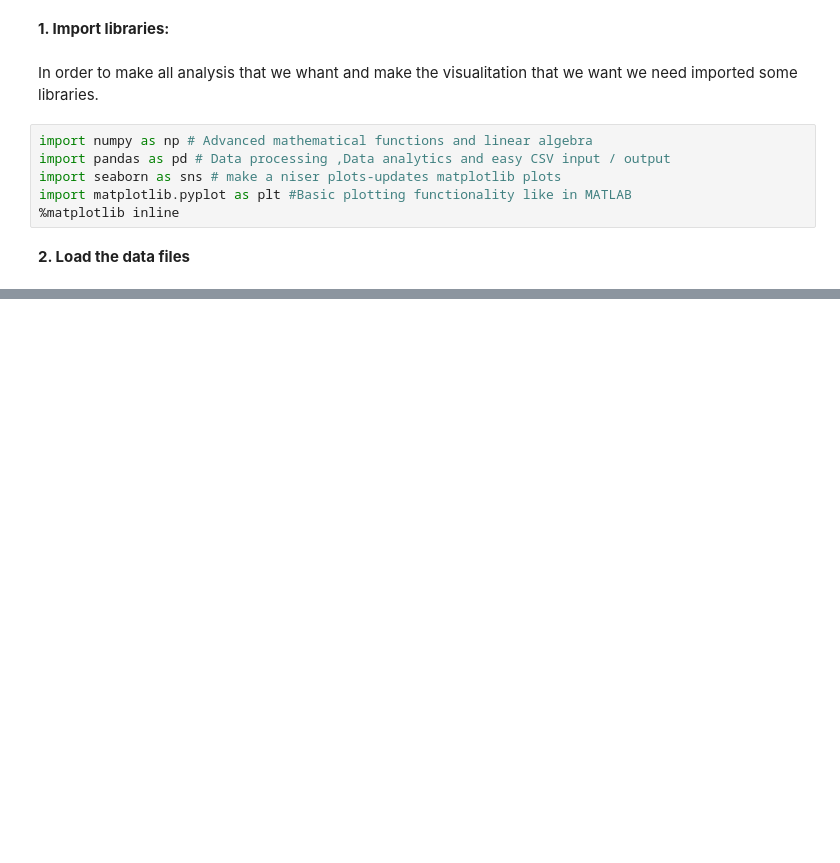
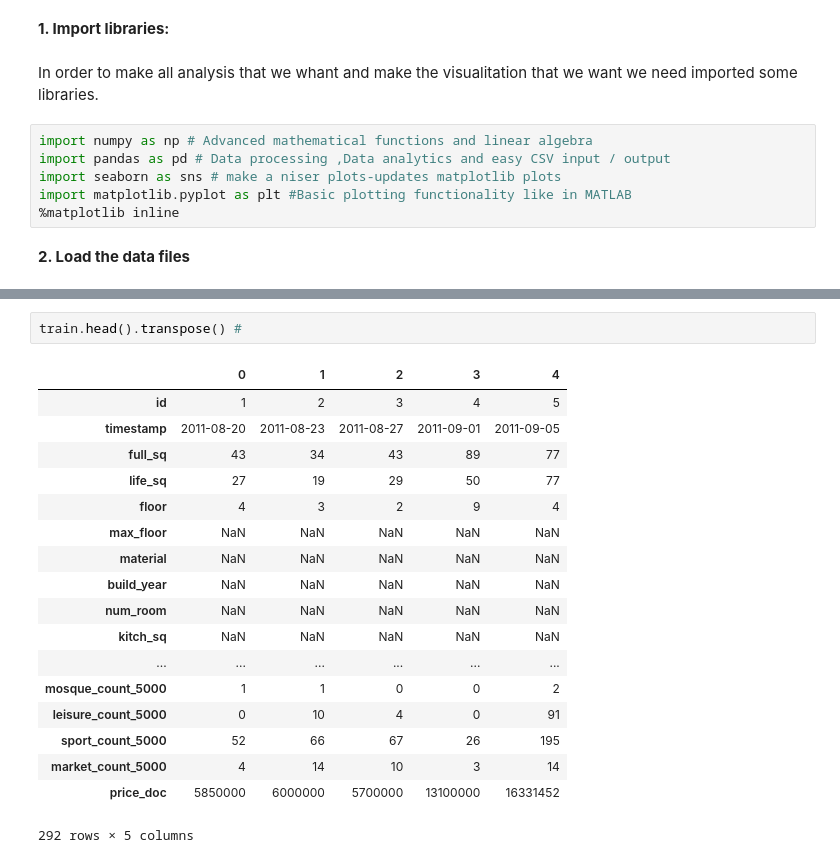
Before and after one commit to AlexandraLS1/ADS-Final-Project-Sberbank, a Jupyter notebook: EDA.ipynb, the cells around one changed output, grey strips where cells are left out. Saved outputs shown, nothing was run; the diff lists cells and outputs as text; blank space fills up the shorter version.

```diff
--- a/EDA.ipynb
+++ b/EDA.ipynb
@@ -26,0 +70,21 @@ import matplotlib.pyplot as plt #Basic plotting functionality like in MATLAB
+# %%
+train.head().transpose() #
+# %% [output]
+|  | 0 | 1 | 2 | 3 | 4 |
+| id | 1 | 2 | 3 | 4 | 5 |
+| timestamp | 2011-08-20 | 2011-08-23 | 2011-08-27 | 2011-09-01 | 2011-09-05 |
+| full_sq | 43 | 34 | 43 | 89 | 77 |
+| life_sq | 27 | 19 | 29 | 50 | 77 |
+| floor | 4 | 3 | 2 | 9 | 4 |
+| max_floor | NaN | NaN | NaN | NaN | NaN |
+| material | NaN | NaN | NaN | NaN | NaN |
+| build_year | NaN | NaN | NaN | NaN | NaN |
+| num_room | NaN | NaN | NaN | NaN | NaN |
+| kitch_sq | NaN | NaN | NaN | NaN | NaN |
+| ... | ... | ... | ... | ... | ... |
+| mosque_count_5000 | 1 | 1 | 0 | 0 | 2 |
+| leisure_count_5000 | 0 | 10 | 4 | 0 | 91 |
+| sport_count_5000 | 52 | 66 | 67 | 26 | 195 |
+| market_count_5000 | 4 | 14 | 10 | 3 | 14 |
+| price_doc | 5850000 | 6000000 | 5700000 | 13100000 | 16331452 |
+292 rows × 5 columns
```
Also changed, not shown: parts of 17 cells of this notebook.
